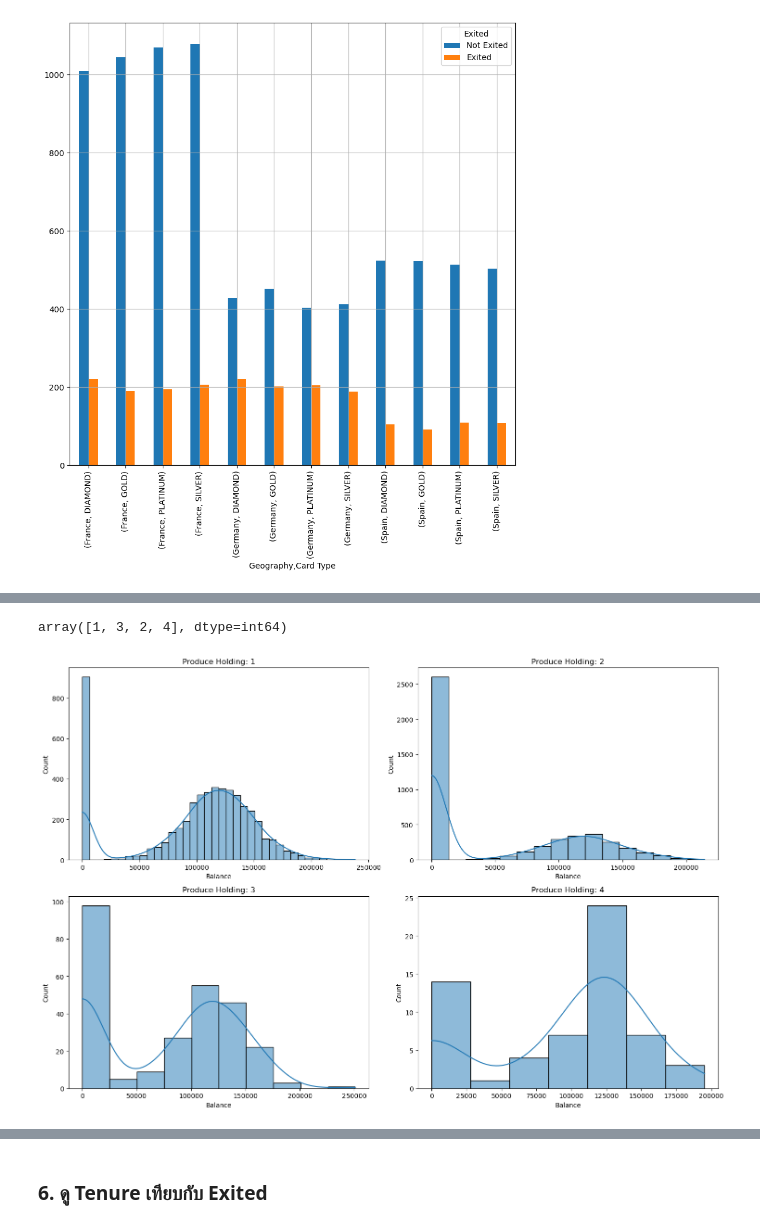
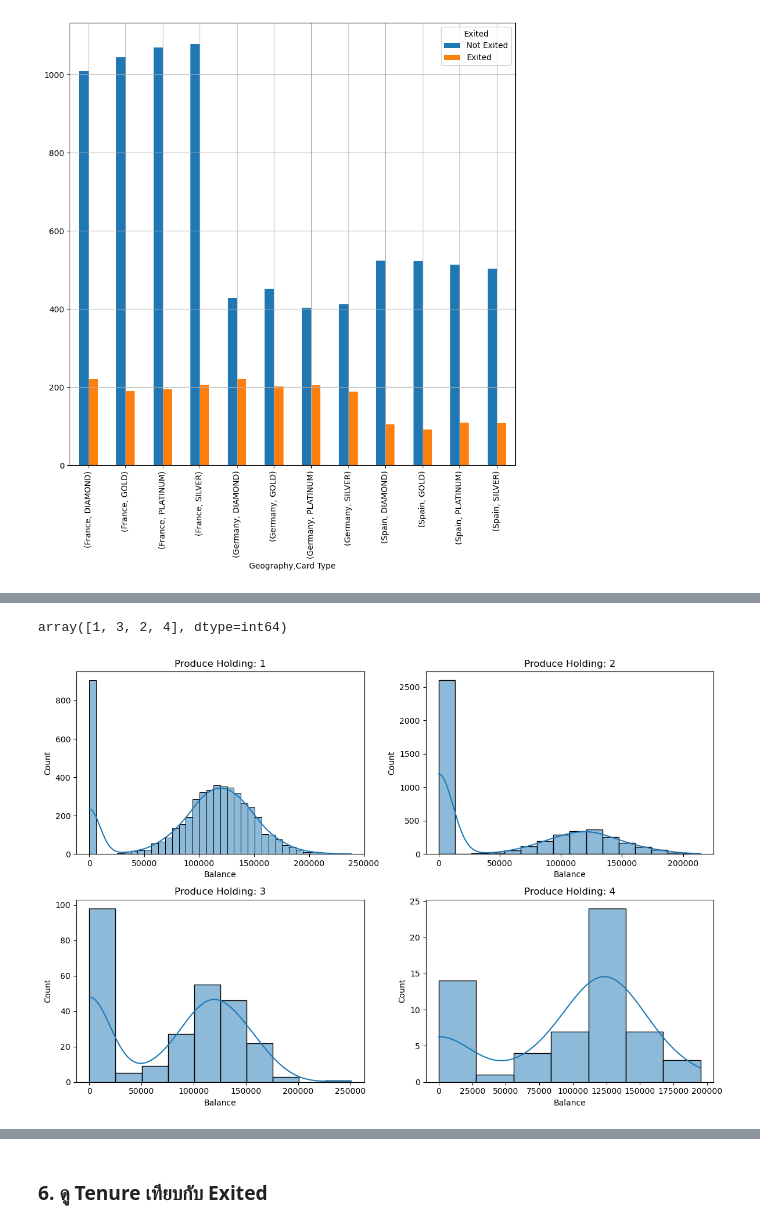
Before and after one commit to Ittiphon17/Bank-Customer-Churn-Analytics, a Jupyter notebook: Original_Visualization.ipynb, the cells around one changed output, grey strips where cells are left out. Saved outputs shown, nothing was run; the diff lists cells and outputs as text; code cells hidden in the pictures.

```diff
--- a/Original_Visualization.ipynb
+++ b/Original_Visualization.ipynb
@@ -13,2 +20,0 @@ churn_data = pd.read_csv('Customer-Churn-Records.csv')
-# %%
-df = churn_data.copy()
@@ -86,14 +106,11 @@ sns.boxplot(df['CreditScore'])
 # %% [markdown]
 ### Numerical Data
 # %%
-fig, axes = plt.subplots(nrows=6,
-                         ncols=2,
-                         figsize=[20, 25])
+fig, axes = plt.subplots(nrows=6, ncols=2, figsize=[9, 15])
+
 for i, columns in enumerate(numerical_col):
     row, col = divmod(i, 2)
-    sns.histplot(df[columns],
-                 ax=axes[row, col],
-                 kde=True)
+    sns.histplot(df[columns], ax=axes[row, col], kde=True)
     axes[row, col].set_title(columns)
 
 plt.tight_layout()
@@ -103,13 +120,10 @@ plt.show()
 # %% [markdown]
 ### Categorical Data
 # %%
-fig, axes = plt.subplots(nrows=2,
-                        ncols=2,
-                        figsize=[10 ,15])
+fig, axes = plt.subplots(nrows=2, ncols=2, figsize=[7 ,8])
 for i, column in enumerate(categorical_col):
     row, col = divmod(i, 2)
-    df.groupby(column)[column].value_counts().plot(kind='bar',
-                                                   ax=axes[row, col])
+    df.groupby(column)[column].value_counts().plot(kind='bar', ax=axes[row, col])
     axes[row, col].set_title(column)
 plt.tight_layout()
 plt.show()
@@ -144,10 +162,7 @@ Name: Age, dtype: float64
 # %%
 bins = [0, 20, 40, 60, 80]  # กำหนดช่วง
 labels = ['>=20', '21-40', '41-60', '<=60']  # ชื่อช่วง
-df['Binned-Age'] = pd.cut(df['Age'],
-                         bins=bins,
-                         labels=labels,
-                         right=True)
+df['Binned-Age'] = pd.cut(df['Age'], bins=bins, labels=labels, right=True)
 # %%
 df[['Age', 'Binned-Age']].head()
 # %% [output]
@@ -242,19 +283,16 @@ insight_5 = df.groupby(['NumOfProducts'])['Balance'].mean()
-# %%
-df['NumOfProducts'].unique()
-# %% [output]
-array([1, 3, 2, 4], dtype=int64)
+# %%
+df['NumOfProducts'].unique()
+# %% [output]
+array([1, 3, 2, 4], dtype=int64)
 # %%
-fig, axes = plt.subplots(nrows=2,
-                         ncols=2,
-                         figsize=[15, 10])
+fig, axes = plt.subplots(nrows=2, ncols=2, figsize=[12, 8])
+
 for i, column in zip(np.arange(0, 4), np.arange(0, 4)):
     row, col = divmod(i, 2)
-    sns.histplot(df['Balance'][df['NumOfProducts'] == i+1],
-                 ax=axes[row, col],
-                 kde=True)
+    sns.histplot(df['Balance'][df['NumOfProducts'] == i+1], ax=axes[row, col], kde=True)
     axes[row, col].set_title(f'Produce Holding: {i+1}')
+
 plt.tight_layout()
-# plt.xticks(rotation=45)
 plt.show()
 # %% [output]
-[figure, old version]
+[figure, new version]
```
Also changed, not shown: parts of 51 cells of this notebook.
